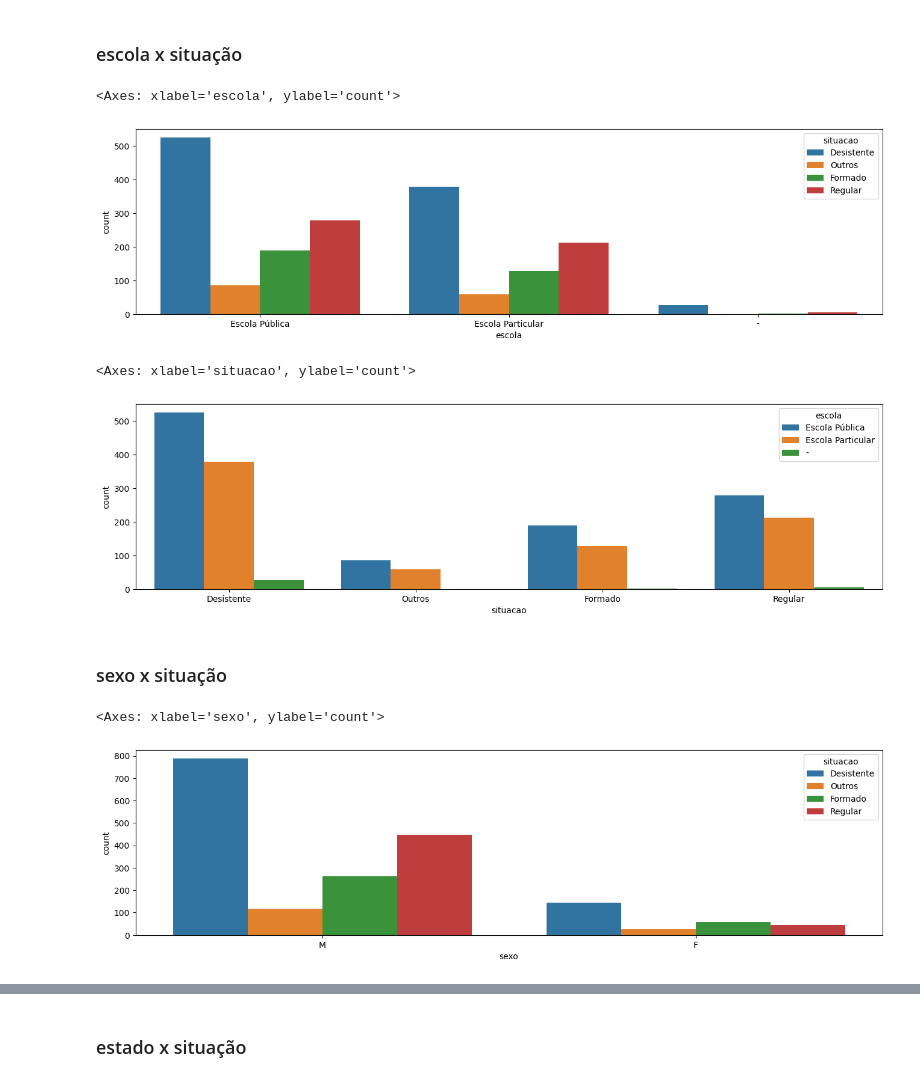
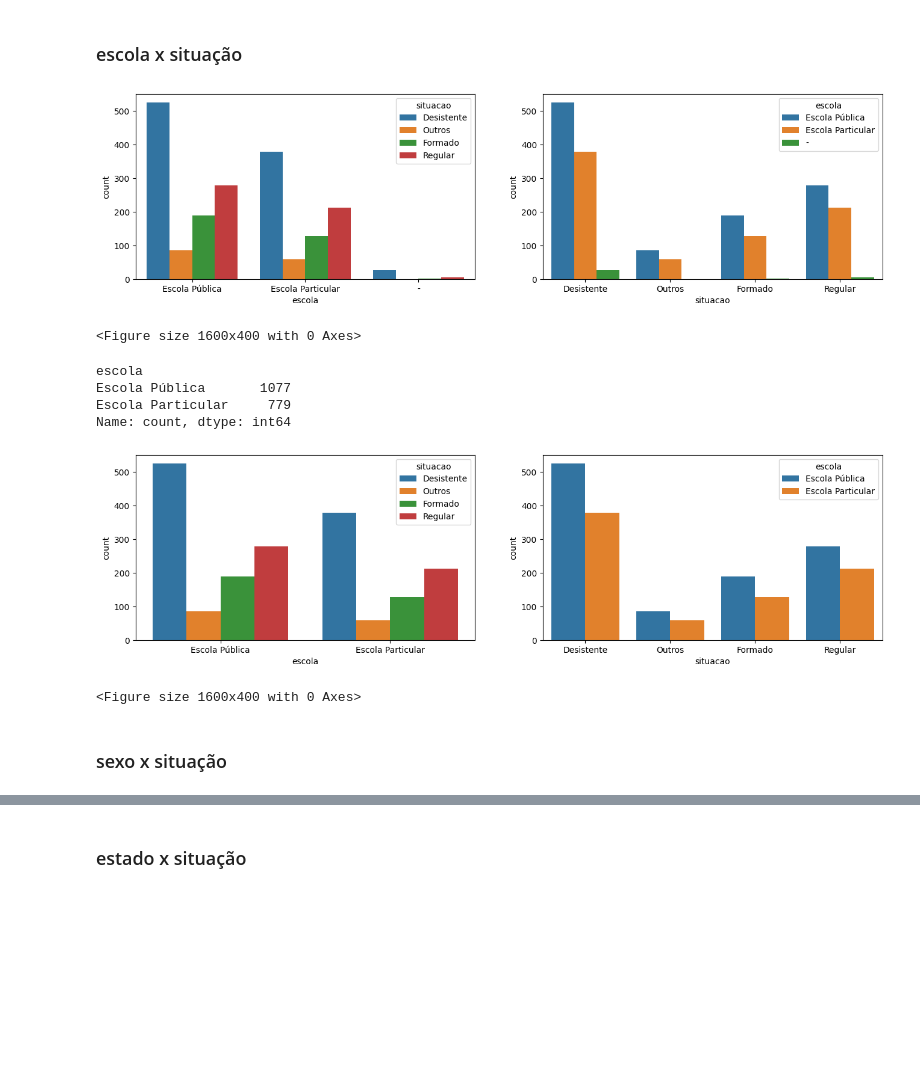
Before and after one commit to brunohsp/lm_alunos_utfpr_pg, a Jupyter notebook: classificação.ipynb, the cells around one changed output, grey strips where cells are left out. Drawn from its saved outputs; the diff is of its cells as text; code cells hidden in the pictures; blank space fills up the shorter version.

```diff
--- a/classificação.ipynb
+++ b/classificação.ipynb
@@ -344,22 +376,34 @@ sns.countplot(relacao_alunos, x='situacao', hue='sigla_cota')
 # %% [markdown]
 ### escola x situação
+# %%
+# Escola com valor '-' aparenta ser um tipo de outlier
+#   no caso, este dado estão majoritariamente localizados no ano de 2007 em ads e não aparecem mais no dataset
+# Como não há um padrão para o uso desta classe, deve ser melhor retirá-la para o treinamento da L.M.
+
+fig, ax = plt.subplots(1,2, figsize=(16,4))
+plt.figure(figsize=(16,4))
+sns.countplot(relacao_alunos, x='escola', hue='situacao', ax=ax[0])
+sns.countplot(relacao_alunos, x='situacao', hue='escola',  ax=ax[1])
+fig.show();
+# %% [output]
+[figure, added]
+<Figure size 1600x400 with 0 Axes>
+# %%
+relacao_alunos.drop(index=relacao_alunos[relacao_alunos['escola'] == "-"].index, inplace=True)
+relacao_alunos['escola'].value_counts()
+# %% [output]
+escola
+Escola Pública       1077
+Escola Particular     779
+Name: count, dtype: int64
 # %%
+fig, ax = plt.subplots(1,2, figsize=(16,4))
 plt.figure(figsize=(16,4))
-sns.countplot(relacao_alunos, x='escola', hue='situacao')
+sns.countplot(relacao_alunos, x='escola', hue='situacao', ax=ax[0])
+sns.countplot(relacao_alunos, x='situacao', hue='escola',  ax=ax[1])
+fig.show();
 # %% [output]
+[figure, new version]
-<Axes: xlabel='escola', ylabel='count'>
+<Figure size 1600x400 with 0 Axes>
-[figure, old version]
-# %%
-plt.figure(figsize=(16,4))
-sns.countplot(relacao_alunos, x='situacao', hue='escola')
-# %% [output]
-<Axes: xlabel='situacao', ylabel='count'>
-[figure, removed]
 # %% [markdown]
 ### sexo x situação
-# %%
-plt.figure(figsize=(16,4))
-sns.countplot(relacao_alunos, x='sexo', hue='situacao')
-# %% [output]
-<Axes: xlabel='sexo', ylabel='count'>
-[figure, removed]
```
Also changed, not shown: parts of 29 cells of this notebook.
